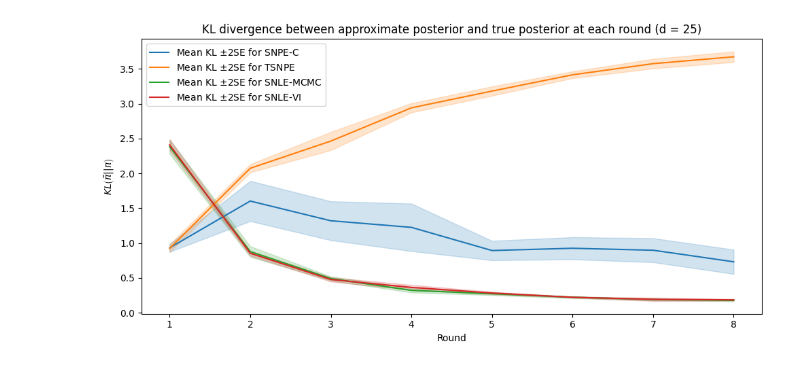
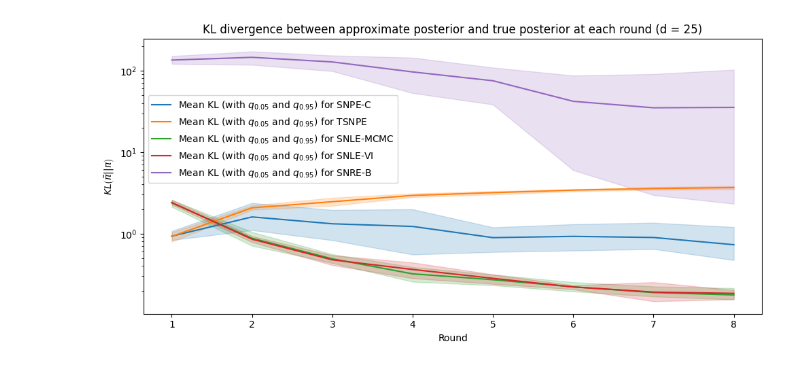
Before and after one commit to kaisamaroo/SBC-SBI, a Jupyter notebook: notebooks/toy_examples/unif_norm/KLs_across_rounds.ipynb, the cells around one changed output. Drawn from its saved outputs; the diff is of its cells as text; code cells hidden in the pictures.

```diff
--- a/notebooks/toy_examples/unif_norm/KLs_across_rounds.ipynb
+++ b/notebooks/toy_examples/unif_norm/KLs_across_rounds.ipynb
@@ -51,7 +51,7 @@ for algorithm_name in algorithm_names:
     KLs_dict = dict(np.load(KLs_path))
     KLs_dicts[algorithm_name] = KLs_dict
 # %%
-def plot_KL_across_rounds(KLs_dicts, exclude_rounds=None, exclude_methods=None, title=None):
+def plot_KL_across_rounds(KLs_dicts, exclude_rounds=None, exclude_methods=None, title=None, legend_size=9, legend_location=None):
     if exclude_rounds is None:
         exclude_rounds = []
     if exclude_methods is None:
@@ -72,7 +72,9 @@ def plot_KL_across_rounds(KLs_dicts, exclude_rounds=None, exclude_methods=None,
         if method_name not in exclude_methods:
             rs = []
             mean_KLs = []
-            SEs = []
+            #SEs = []
+            LQs = []
+            UQs = []
             r = 0
             while f"round_{r}" in KLs_dict:
                 if r not in exclude_rounds:
@@ -87,10 +89,14 @@ def plot_KL_across_rounds(KLs_dicts, exclude_rounds=None, exclude_methods=None,
 
                     mean_KLs.append(np.mean(KLs))
 
-                    if R > 1:
-                        SEs.append(np.std(KLs, ddof=1) / np.sqrt(R))
-                    else:
-                        SEs.append(0.0)
+                    #if R > 1:
+                        #SEs.append(np.std(KLs, ddof=1) / np.sqrt(R))
+                    #else:
+                        #SEs.append(0.0)
+                    LQ = np.quantile(KLs, 0.05)
+                    LQs.append(LQ)
+                    UQ = np.quantile(KLs, 0.95)
+                    UQs.append(UQ)
 
                     rs.append(r)
                     global_rs.add(r)
@@ -99,16 +105,20 @@ def plot_KL_across_rounds(KLs_dicts, exclude_rounds=None, exclude_methods=None,
 
             rs = np.array(rs) + 1
             mean_KLs = np.array(mean_KLs)
-            SEs = np.array(SEs)
+            #SEs = np.array(SEs)
+            LQs = np.array(LQs)
+            UQs = np.array(UQs)
 
             # Plot mean line
-            line, = ax.plot(rs, mean_KLs, label=r"Mean KL $\pm 2 \text{SE}$ for " + f"{algorithm_names_to_nice[method_name]}")
+            line, = ax.plot(rs, mean_KLs, label=r"Mean KL (with $q_{0.05}$ and $q_{0.95}$) for " + f"{algorithm_names_to_nice[method_name]}")
 
             # Shaded +-1 SE band
             ax.fill_between(
                 rs,
-                mean_KLs - 2 * SEs,
-                mean_KLs + 2 * SEs,
+                #mean_KLs - 2 * SEs,
+                #mean_KLs + 2 * SEs,
+                LQs,
+                UQs,
                 alpha=0.2,
                 color=line.get_color(),
             )
@@ -117,13 +127,16 @@ def plot_KL_across_rounds(KLs_dicts, exclude_rounds=None, exclude_methods=None,
     global_rs = list(global_rs)
     global_rs = np.array(global_rs) + 1 # Start index from round 1 not round 0
     ax.set_xticks(global_rs)
-
-    ax.legend()
+    if legend_location is not None:
+        ax.legend(fontsize=legend_size, bbox_to_anchor=legend_location)
+    else:
+        ax.legend(fontsize=legend_size)
+    ax.set_yscale("log")
     plt.tight_layout()
     plt.show()
 # %%
 d = KLs_squared_norms_configs["npe_c"]["d"] # Assume d is the same for all experiments (it must be!)
 title = f"KL divergence between approximate posterior and true posterior at each round (d = {d})"
-plot_KL_across_rounds(KLs_dicts, exclude_methods=["nre"], title=title) # Exclude NRE since its poor
+plot_KL_across_rounds(KLs_dicts, exclude_methods=[], title=title, legend_size=10, legend_location=(0.419, 0.459)) # Exclude NRE since its poor
 # %% [output]
-[figure, old version]
+[figure, new version]
```
Also changed, not shown: parts of 1 cell of this notebook, 7 other files.
